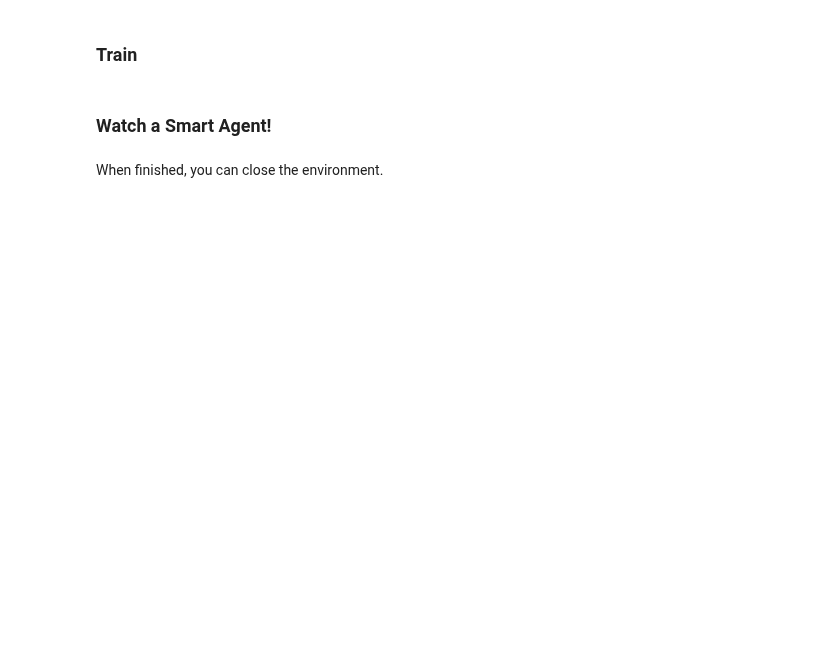
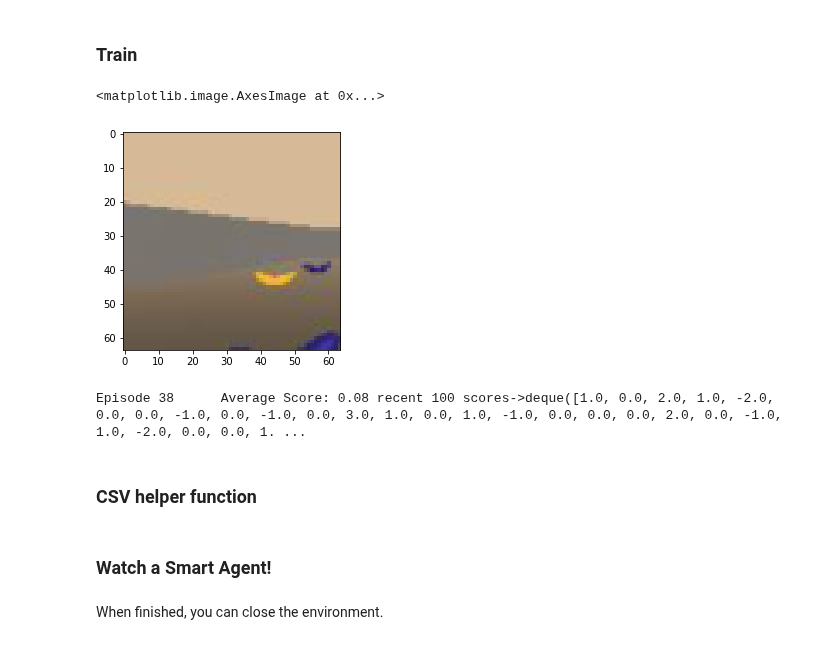
Before and after one commit to aanrran/deep-reinforcement-learning, a Jupyter notebook: p1_navigation/Navigation_Pixels.ipynb, the cells around one changed output. Cells and saved outputs as stored; diff of their text form; code cells hidden in the pictures; blank space fills up the shorter version.

```diff
--- a/p1_navigation/Navigation_Pixels.ipynb
+++ b/p1_navigation/Navigation_Pixels.ipynb
@@ -363,3 +333,23 @@ class ReplayBuffer:
 # %% [markdown]
 ### Train
+# %%
+# Helper function to process the input state
+from PIL import Image
+import torchvision.transforms as transforms
+#function that convert the input state from np.array to tensor
+def state2tensor(state):
+    data_transform = transforms.Compose([
+        transforms.Resize(64), # reshape the size to resnet input size which is 64x64x3 tensor
+        transforms.ToTensor() # convert the RGB image type to tensor
+    ])
+    new_im = Image.fromarray(np.uint8(np.squeeze(state)*255),'RGB') #convert a numpy array to image type
+    img_tensor = data_transform(new_im).unsqueeze(dim=0) #change image size for Resnet18 input reqirement
+    state_tensor = img_tensor.to(device) #send the tensor to GPU if available
+    return state_tensor
+# show an example of the input image, we can see it is clear enough for this application
+tensor_image = state2tensor(state).squeeze(0).to('cpu')
+plt.imshow(tensor_image.permute(1, 2, 0))
+# %% [output]
+<matplotlib.image.AxesImage at 0x...>
+[figure, added]
 # %%
@@ -418,0 +400,6 @@ plt.show()
+# %%
+scores_huber = dqn() # start training
+# %% [output]
+Episode 38      Average Score: 0.08 recent 100 scores->deque([1.0, 0.0, 2.0, 1.0, -2.0, 0.0, 0.0, -1.0, 0.0, -1.0, 0.0, 3.0, 1.0, 0.0, 1.0, -1.0, 0.0, 0.0, 0.0, 2.0, 0.0, -1.0, 1.0, -2.0, 0.0, 0.0, 1. ...
+# %% [markdown]
+### CSV helper function
```
Also changed, not shown: parts of 14 cells of this notebook, 5 other files.
